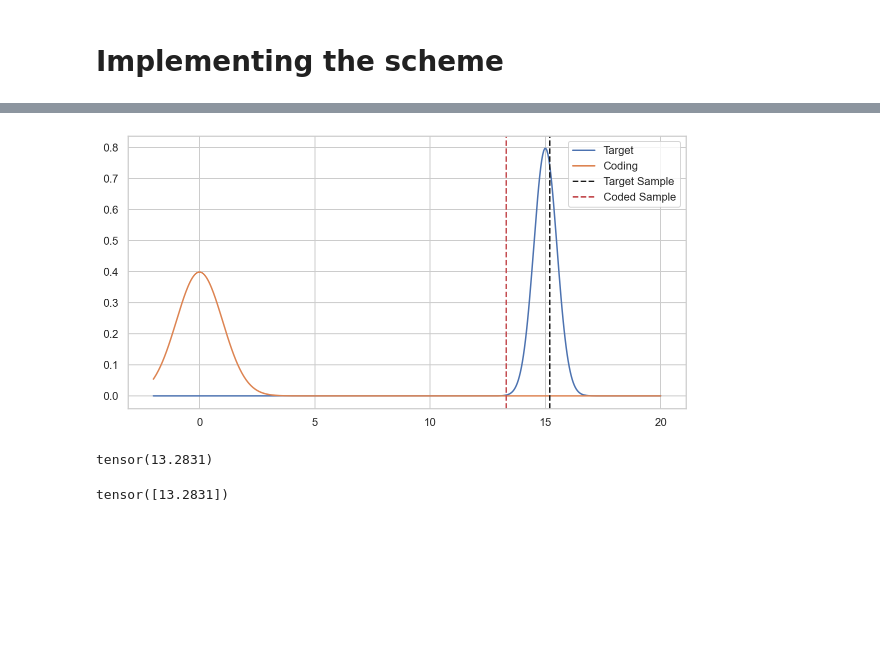
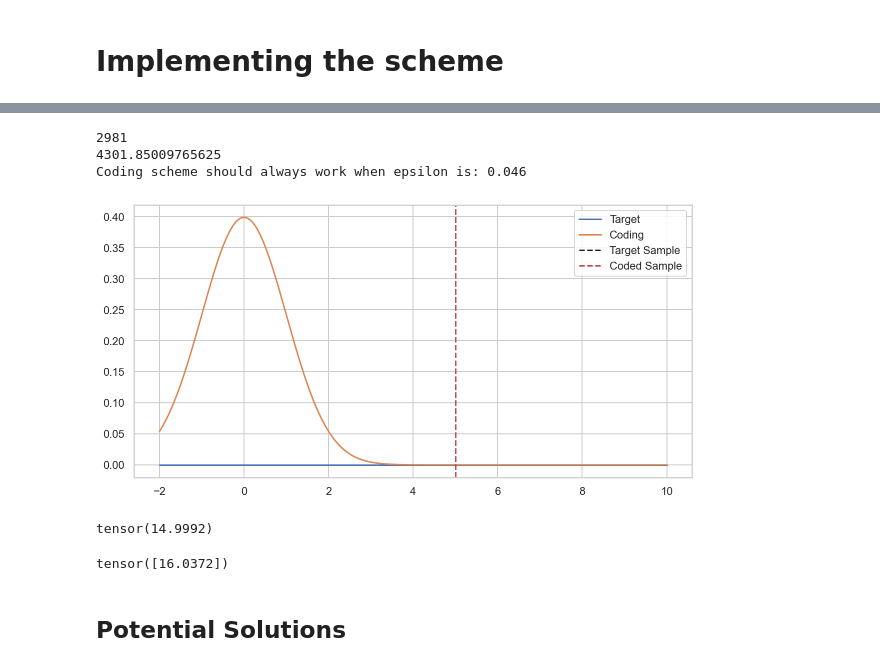
Before and after one commit to Bottledd/iREC, a Jupyter notebook: notebooks/rec_empirical_posterior_1d_example.ipynb, the cells around one changed output, grey strips where cells are left out. Drawn from its saved outputs; the diff is of its cells as text; code cells hidden in the pictures; blank space fills up the shorter version.

Commit message:
Optimiser for variational scheme / started beamsearch for variational scheme

```diff
--- a/notebooks/rec_empirical_posterior_1d_example.ipynb
+++ b/notebooks/rec_empirical_posterior_1d_example.ipynb
@@ -22,8 +19,8 @@ import math
 # %%
 torch.manual_seed(100)
 
-q_loc = 15.
-q_var = 0.25
+q_loc = 0.5
+q_var = 1e-6
 
 p_loc = 0.
 p_var = 1.
@@ -41,7 +38,7 @@ print(f"The KL between q and p is {total_kl:.3f} nats.")
 # PLOT DISTRIBUTIONS
 # ==============================
 
-xs = torch.linspace(-2., 20., 500)
+xs = torch.linspace(-2., q.loc+5., 500)
 
 fig, ax = plt.subplots(figsize=(10,5))
 
@@ -137,9 +134,9 @@ This defines a mixture of Gaussian with mixing weight $\frac{p(a_{1:k-1} \mid z_
 # %%
 omega = 8.
 epsilon = 0.
-num_empirical_samples = 100
+num_empirical_samples = 1
 num_aux = math.ceil(total_kl / omega)
 num_samples_per_aux = math.ceil(math.exp(omega * (1. + epsilon)))
-print(f"The KL is {total_kl:.3f} and Omega: {omega}."
-      f"\n So num auxiliaries: {num_aux} and num samples per aux: {num_samples_per_aux}.")
+print(f"The KL is {total_kl:.3f}, Omega: {omega:.0f} and epsilon is: {epsilon}."
+      f"\nSo num auxiliaries: {num_aux} and num samples per aux: {num_samples_per_aux}.")
 # %% [output]
@@ -148,3 +169,9 @@ The KL is 112.818 and Omega: 8.0.
+# %%
+rudimentary_coding_check(total_kl, z_sample, omega)
+# %% [output]
+2981
+4301.85009765625
+Coding scheme should always work when epsilon is: 0.046
 # %%
 def p_ak_given_traj_and_z(aux_traj, z_samples, auxiliary_vars, total_var):
 
@@ -261,29 +288,31 @@ for i in pbar:
 # %%
 final_z_sum = torch.sum(aux_traj)
 
 # ==============================
 # PLOT DISTRIBUTIONS
 # ==============================
 
-xs = torch.linspace(-2., 20., 500)
+xs = torch.linspace(-2., q.loc+5., 500)
 
 fig, ax = plt.subplots(figsize=(10,5))
 
 ax.plot(xs, torch.exp(q.log_prob(xs)), label='Target')
 ax.plot(xs, torch.exp(p.log_prob(xs)), label='Coding')
 
 ax.axvline(z_sample, c='k', ls='--', label='Target Sample')
 ax.axvline(final_z_sum, c='r', ls='--', label='Coded Sample')
 ax.legend()
 
 plt.show()
 # %% [output]
-[figure, old version]
+[figure, new version]
 # %%
 final_z_sum
 # %% [output]
-tensor(13.2831)
+tensor(14.9992)
 # %%
 biggest_sample
 # %% [output]
-tensor([13.2831])
+tensor([16.0372])
+# %% [markdown]
+## Potential Solutions
```
Also changed, not shown: parts of 8 cells of this notebook, 19 other files.
